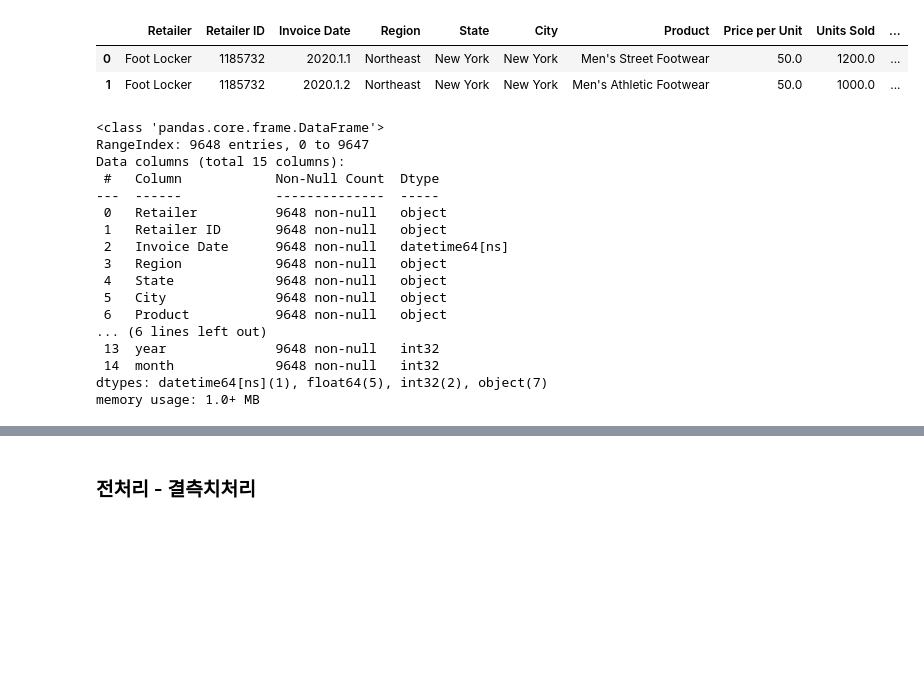
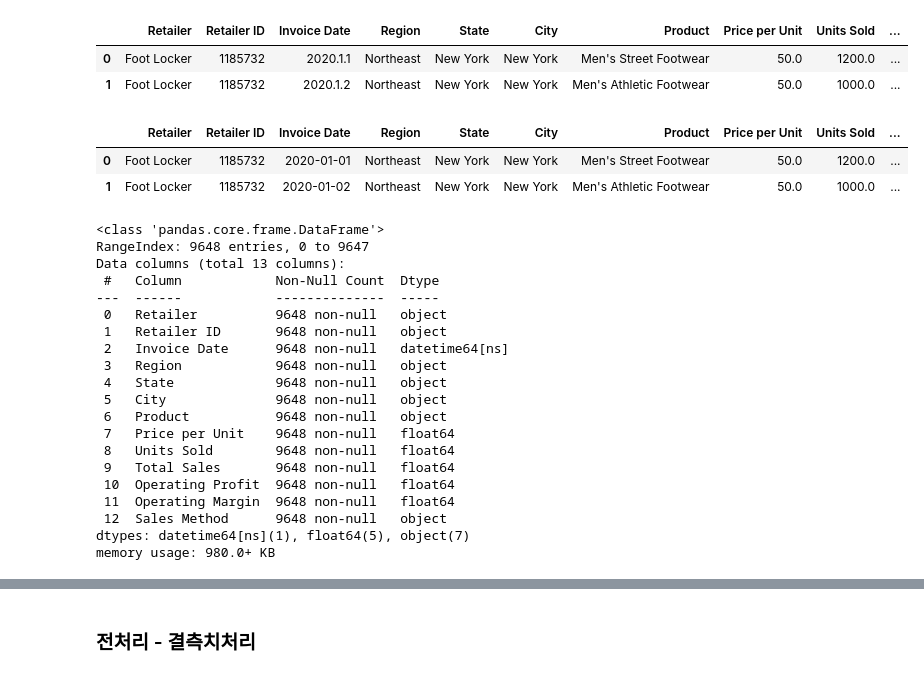
Before and after one commit to serendipi27/third_deploy, a Jupyter notebook: 2_(총정리_실습)데이터분석_데이터전처리_시각화_streamlit배포.ipynb, the cells around one changed output, grey strips where cells are left out. Drawn from its saved outputs; the diff is of its cells as text; code cells hidden in the pictures; blank space fills up the shorter version.

```diff
--- a/2_(총정리_실습)데이터분석_데이터전처리_시각화_streamlit배포.ipynb
+++ b/2_(총정리_실습)데이터분석_데이터전처리_시각화_streamlit배포.ipynb
@@ -129,29 +135,37 @@ df.head(2)
 # %%
 # Invoice Date: object --> datetime
 # format 지정: '%Y-%m-%d' for '2000-02-02'
 # format 지정: '%Y%m%d' for '20000202'
 # df['Invoice Date'] = pd.to_datetime(df['Invoice Date'], format='%Y-%m-%d')
 df['Invoice Date'] = pd.to_datetime(df['Invoice Date'])
-
-df.info()
+df.head(2)
 # %% [output]
-<class 'pandas.core.frame.DataFrame'>
-RangeIndex: 9648 entries, 0 to 9647
-Data columns (total 15 columns):
- #   Column            Non-Null Count  Dtype
----  ------            --------------  -----
- 0   Retailer          9648 non-null   object
- 1   Retailer ID       9648 non-null   object
- 2   Invoice Date      9648 non-null   datetime64[ns]
- 3   Region            9648 non-null   object
- 4   State             9648 non-null   object
- 5   City              9648 non-null   object
- 6   Product           9648 non-null   object
-... (6 lines left out)
- 13  year              9648 non-null   int32
- 14  month             9648 non-null   int32
-dtypes: datetime64[ns](1), float64(5), int32(2), object(7)
-memory usage: 1.0+ MB
+|  | Retailer | Retailer ID | Invoice Date | Region | State | City | Product | Price per Unit | Units Sold | ... |
+| 0 | Foot Locker | 1185732 | 2020-01-01 | Northeast | New York | New York | Men's Street Footwear | 50.0 | 1200.0 | ... |
+| 1 | Foot Locker | 1185732 | 2020-01-02 | Northeast | New York | New York | Men's Athletic Footwear | 50.0 | 1000.0 | ... |
+# %%
+df.info()
+# %% [output]
+<class 'pandas.core.frame.DataFrame'>
+RangeIndex: 9648 entries, 0 to 9647
+Data columns (total 13 columns):
+ #   Column            Non-Null Count  Dtype
+---  ------            --------------  -----
+ 0   Retailer          9648 non-null   object
+ 1   Retailer ID       9648 non-null   object
+ 2   Invoice Date      9648 non-null   datetime64[ns]
+ 3   Region            9648 non-null   object
+ 4   State             9648 non-null   object
+ 5   City              9648 non-null   object
+ 6   Product           9648 non-null   object
+ 7   Price per Unit    9648 non-null   float64
+ 8   Units Sold        9648 non-null   float64
+ 9   Total Sales       9648 non-null   float64
+ 10  Operating Profit  9648 non-null   float64
+ 11  Operating Margin  9648 non-null   float64
+ 12  Sales Method      9648 non-null   object
+dtypes: datetime64[ns](1), float64(5), object(7)
+memory usage: 980.0+ KB
 # %%
 # year, month 추출 후 dataframe에 추가
 df['year'] = df['Invoice Date'].dt.year
```
Also changed, not shown: parts of 10 cells of this notebook, 1 other file.
